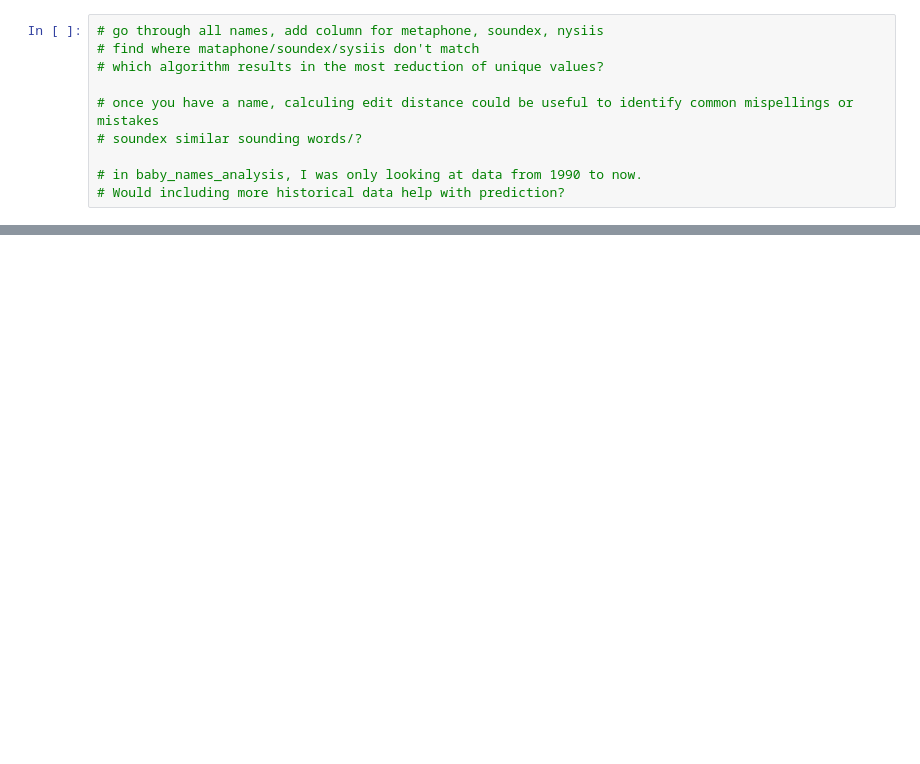
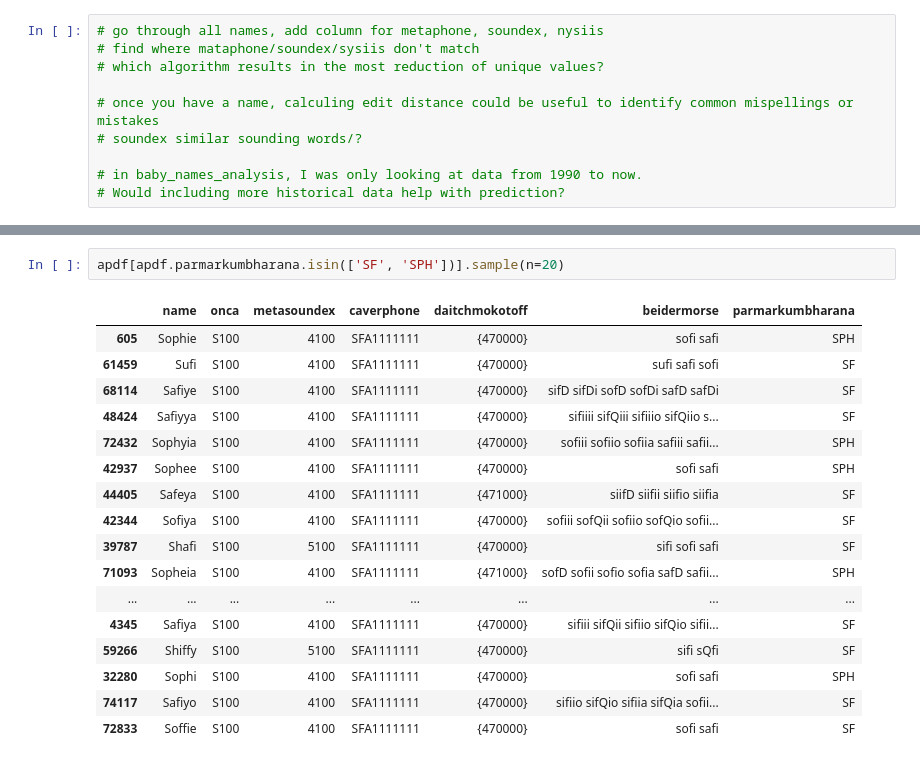
Before and after one commit to magic-lantern/forecasting, a Jupyter notebook: soundconflation.ipynb, the cells around one changed output, grey strips where cells are left out. Drawn from its saved outputs; the diff is of its cells as text; blank space fills up the shorter version.

```diff
--- a/soundconflation.ipynb
+++ b/soundconflation.ipynb
@@ -85,0 +561,20 @@ Name:  Seth
+# %%
+apdf[apdf.parmarkumbharana.isin(['SF', 'SPH'])].sample(n=20)
+# %% [output]
+|  | name | onca | metasoundex | caverphone | daitchmokotoff | beidermorse | parmarkumbharana |
+| 605 | Sophie | S100 | 4100 | SFA1111111 | {470000} | sofi safi | SPH |
+| 61459 | Sufi | S100 | 4100 | SFA1111111 | {470000} | sufi safi sofi | SF |
+| 68114 | Safiye | S100 | 4100 | SFA1111111 | {470000} | sifD sifDi sofD sofDi safD safDi | SF |
+| 48424 | Safiyya | S100 | 4100 | SFA1111111 | {470000} | sifiiii sifQiii sifiiio sifQiio s... | SF |
+| 72432 | Sophyia | S100 | 4100 | SFA1111111 | {470000} | sofiii sofiio sofiia safiii safii... | SPH |
+| 42937 | Sophee | S100 | 4100 | SFA1111111 | {470000} | sofi safi | SPH |
+| 44405 | Safeya | S100 | 4100 | SFA1111111 | {471000} | siifD siifii siifio siifia | SF |
+| 42344 | Sofiya | S100 | 4100 | SFA1111111 | {470000} | sofiii sofQii sofiio sofQio sofii... | SF |
+| 39787 | Shafi | S100 | 5100 | SFA1111111 | {470000} | sifi sofi safi | SF |
+| 71093 | Sopheia | S100 | 4100 | SFA1111111 | {471000} | sofD sofii sofio sofia safD safii... | SPH |
+| ... | ... | ... | ... | ... | ... | ... | ... |
+| 4345 | Safiya | S100 | 4100 | SFA1111111 | {470000} | sifiii sifQii sifiio sifQio sifii... | SF |
+| 59266 | Shiffy | S100 | 5100 | SFA1111111 | {470000} | sifi sQfi | SF |
+| 32280 | Sophi | S100 | 4100 | SFA1111111 | {470000} | sofi safi | SPH |
+| 74117 | Safiyo | S100 | 4100 | SFA1111111 | {470000} | sifiio sifQio sifiia sifQia sofii... | SF |
+| 72833 | Soffie | S100 | 4100 | SFA1111111 | {470000} | sofi safi | SF |
```
Also changed, not shown: parts of 56 cells of this notebook, 1 other file.
